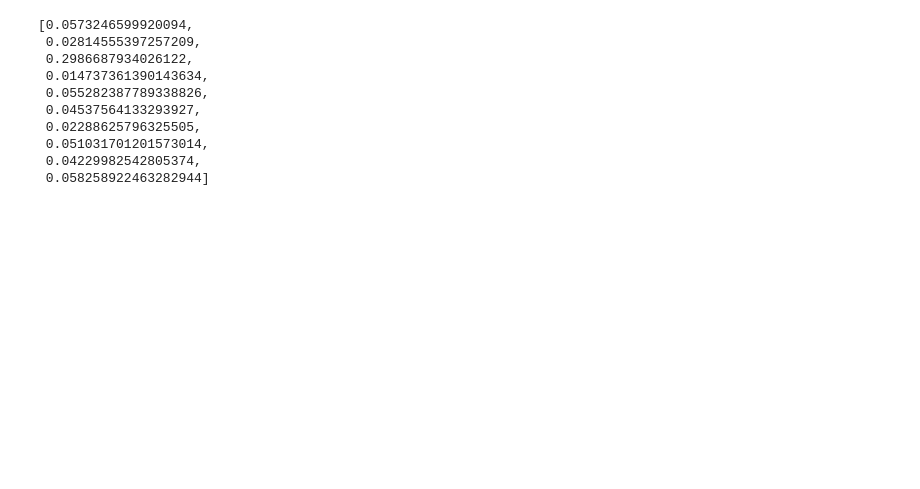
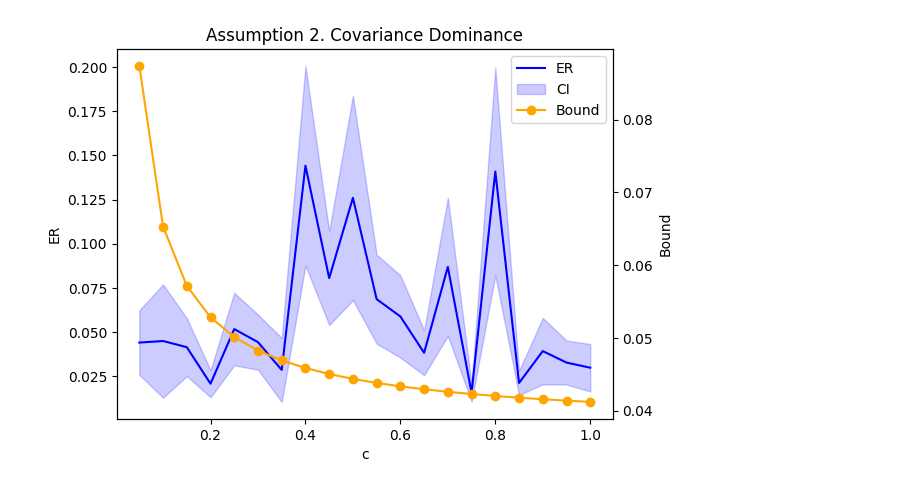
Before and after one commit to seuraha/few-shot-rep, a Jupyter notebook: experiment_demo2.ipynb, the cells around one changed output. Drawn from its saved outputs; the diff is of its cells as text; code cells hidden in the pictures; blank space fills up the shorter version.

```diff
--- a/experiment_demo2.ipynb
+++ b/experiment_demo2.ipynb
@@ -8,18 +40,17 @@ source_lr = 0.1
 target_lr = 0.01
 source_max_iter = 200
 target_max_iter = 200
-
 num_experiments = 100
 
 configs = {
         "d": 40,
         "k": 5,
-        "n1": 50000,
-        "n2": 5000,
+        "n1": 8000,
+        "n2": 80,
         "nT": 12,
         "rho": 1.0,
         "sigma": 0.1,
-        "delta": 0.01,
+        "delta": 0.05,
         "c": 1.0,
         "A1": True,
         "A2": True,
@@ -27,15 +58,16 @@ configs = {
         "A4": True,
     }
 # %%
-result = experimentation(configs)
+result = experimentation(configs).copy()
 result['bound'] = get_bound(result)
-r_list = [result]
-C = np.concatenate([np.arange(0.9, 0.0, -0.1), np.arange(0.09, 0.0, -0.01)])
+r_list = []
+r_list.append(result)
+C = np.concatenate([np.arange(0.95, 0.0, -0.05)])
 configs["A2"]=False
 for c in C:
     configs["c"]= c
-    r = experimentation(configs)
-    result['bound'] = get_bound(r)
+    r = experimentation(configs).copy()
+    r['bound'] = get_bound(r)
     r_list.append(r)
 # %% [output]
 Parameter assumptions checked
@@ -59,13 +90,6 @@ AssertionError: Assumption not met: c * n1 >= n2
-# %%
-[c['mean_loss'] for c in r_list]
-# %% [output]
-[0.0573246599920094,
- 0.02814555397257209,
- 0.2986687934026122,
- 0.014737361390143634,
- 0.055282387789338826,
- 0.04537564133293927,
- 0.02288625796325505,
- 0.051031701201573014,
- 0.04229982542805374,
- 0.058258922463282944]
+# %%
+x_list = [c['c'] for c in r_list]
+y_list = [c['ER'] for c in r_list]
+plot_result(r_list, x_list, y_list, 'Assumption 2. Covariance Dominance', x_label='c')
+# %% [output]
+[figure, added]
```
Also changed, not shown: parts of 5 cells of this notebook, 3 other files.
